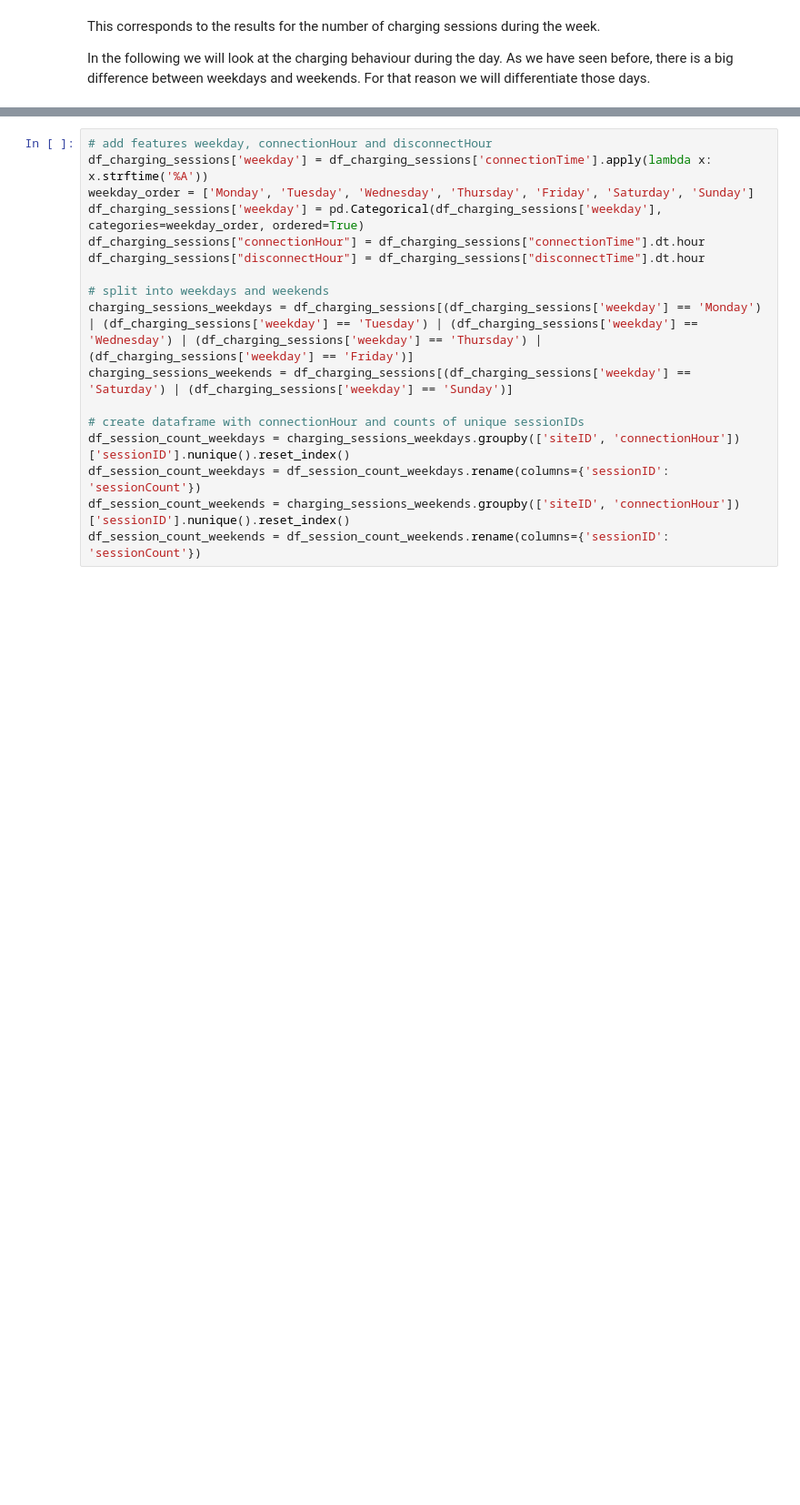
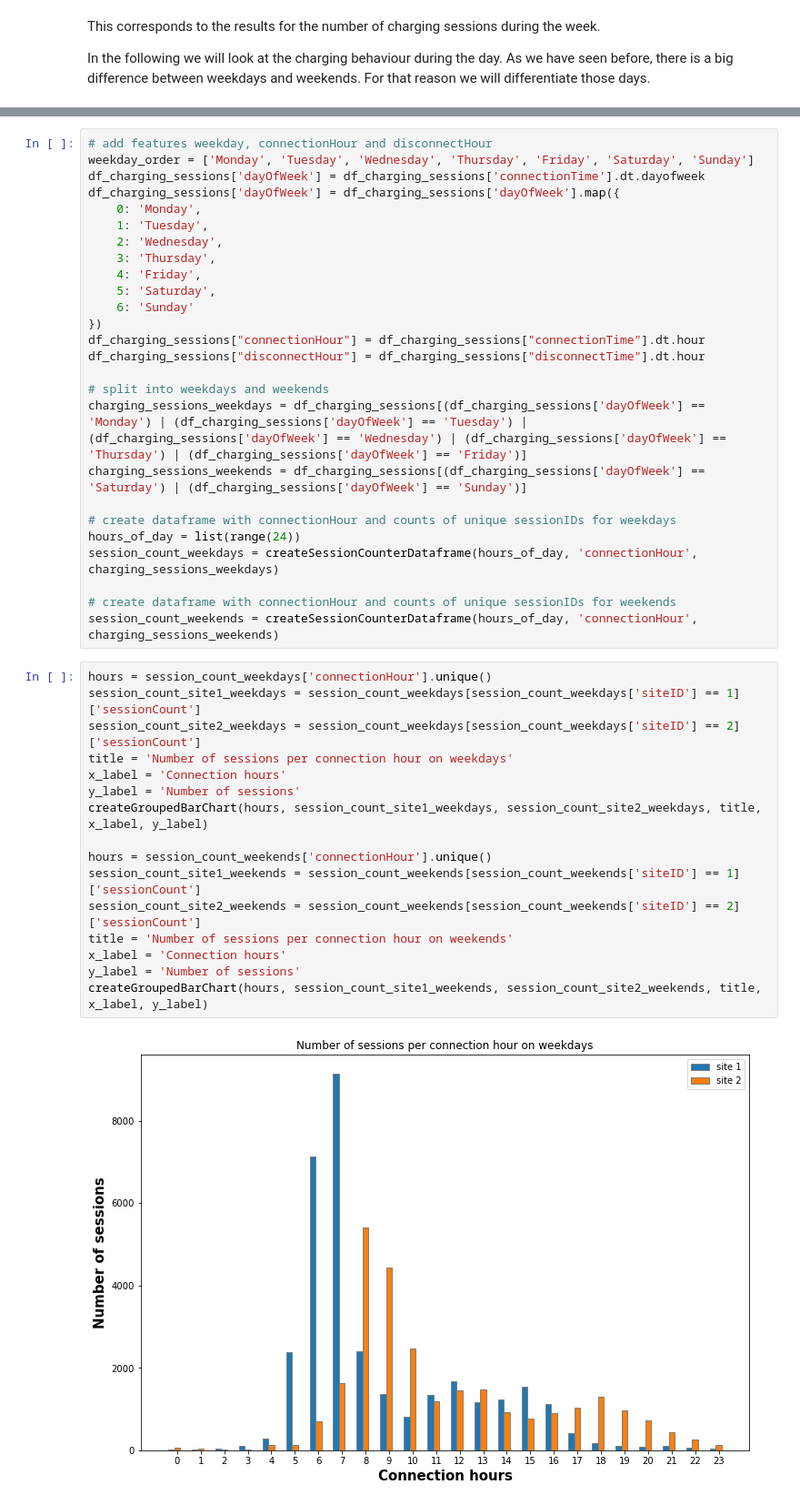
Before and after one commit to linusslange/AnalyticsAndApplications, a Jupyter notebook: SiteCharacteristics.ipynb, the cells around one changed output, grey strips where cells are left out. Shown at 91% size. Saved outputs shown, nothing was run; the diff lists cells and outputs as text; blank space fills up the shorter version.

```diff
--- a/SiteCharacteristics.ipynb
+++ b/SiteCharacteristics.ipynb
@@ -256,17 +294,44 @@ createGroupedBarChart(days, amount_kWh_per_weekday_site1, amount_kWh_per_weekday
 # %%
 # add features weekday, connectionHour and disconnectHour
-df_charging_sessions['weekday'] = df_charging_sessions['connectionTime'].apply(lambda x: x.strftime('%A'))
 weekday_order = ['Monday', 'Tuesday', 'Wednesday', 'Thursday', 'Friday', 'Saturday', 'Sunday']
-df_charging_sessions['weekday'] = pd.Categorical(df_charging_sessions['weekday'], categories=weekday_order, ordered=True)
+df_charging_sessions['dayOfWeek'] = df_charging_sessions['connectionTime'].dt.dayofweek
+df_charging_sessions['dayOfWeek'] = df_charging_sessions['dayOfWeek'].map({
+    0: 'Monday',
+    1: 'Tuesday',
+    2: 'Wednesday',
+    3: 'Thursday',
+    4: 'Friday',
+    5: 'Saturday',
+    6: 'Sunday'
+})
 df_charging_sessions["connectionHour"] = df_charging_sessions["connectionTime"].dt.hour
 df_charging_sessions["disconnectHour"] = df_charging_sessions["disconnectTime"].dt.hour
 
 # split into weekdays and weekends
-charging_sessions_weekdays = df_charging_sessions[(df_charging_sessions['weekday'] == 'Monday') | (df_charging_sessions['weekday'] == 'Tuesday') | (df_charging_sessions['weekday'] == 'Wednesday') | (df_charging_sessions['weekday'] == 'Thursday') | (df_charging_sessions['weekday'] == 'Friday')]
-charging_sessions_weekends = df_charging_sessions[(df_charging_sessions['weekday'] == 'Saturday') | (df_charging_sessions['weekday'] == 'Sunday')]
+charging_sessions_weekdays = df_charging_sessions[(df_charging_sessions['dayOfWeek'] == 'Monday') | (df_charging_sessions['dayOfWeek'] == 'Tuesday') | (df_charging_sessions['dayOfWeek'] == 'Wednesday') | (df_charging_sessions['dayOfWeek'] == 'Thursday') | (df_charging_sessions['dayOfWeek'] == 'Friday')]
+charging_sessions_weekends = df_charging_sessions[(df_charging_sessions['dayOfWeek'] == 'Saturday') | (df_charging_sessions['dayOfWeek'] == 'Sunday')]
 
-# create dataframe with connectionHour and counts of unique sessionIDs
-df_session_count_weekdays = charging_sessions_weekdays.groupby(['siteID', 'connectionHour'])['sessionID'].nunique().reset_index()
-df_session_count_weekdays = df_session_count_weekdays.rename(columns={'sessionID': 'sessionCount'})
-df_session_count_weekends = charging_sessions_weekends.groupby(['siteID', 'connectionHour'])['sessionID'].nunique().reset_index()
-df_session_count_weekends = df_session_count_weekends.rename(columns={'sessionID': 'sessionCount'})
+# create dataframe with connectionHour and counts of unique sessionIDs for weekdays
+hours_of_day = list(range(24))
+session_count_weekdays = createSessionCounterDataframe(hours_of_day, 'connectionHour', charging_sessions_weekdays)
+
+# create dataframe with connectionHour and counts of unique sessionIDs for weekends
+session_count_weekends = createSessionCounterDataframe(hours_of_day, 'connectionHour', charging_sessions_weekends)
+# %%
+hours = session_count_weekdays['connectionHour'].unique()
+session_count_site1_weekdays = session_count_weekdays[session_count_weekdays['siteID'] == 1]['sessionCount']
+session_count_site2_weekdays = session_count_weekdays[session_count_weekdays['siteID'] == 2]['sessionCount']
+title = 'Number of sessions per connection hour on weekdays'
+x_label = 'Connection hours'
+y_label = 'Number of sessions'
+createGroupedBarChart(hours, session_count_site1_weekdays, session_count_site2_weekdays, title, x_label, y_label)
+
+hours = session_count_weekends['connectionHour'].unique()
+session_count_site1_weekends = session_count_weekends[session_count_weekends['siteID'] == 1]['sessionCount']
+session_count_site2_weekends = session_count_weekends[session_count_weekends['siteID'] == 2]['sessionCount']
+title = 'Number of sessions per connection hour on weekends'
+x_label = 'Connection hours'
+y_label = 'Number of sessions'
+createGroupedBarChart(hours, session_count_site1_weekends, session_count_site2_weekends, title, x_label, y_label)
+# %% [output]
+[figure, added]
```
Also changed, not shown: parts of 27 cells of this notebook.
